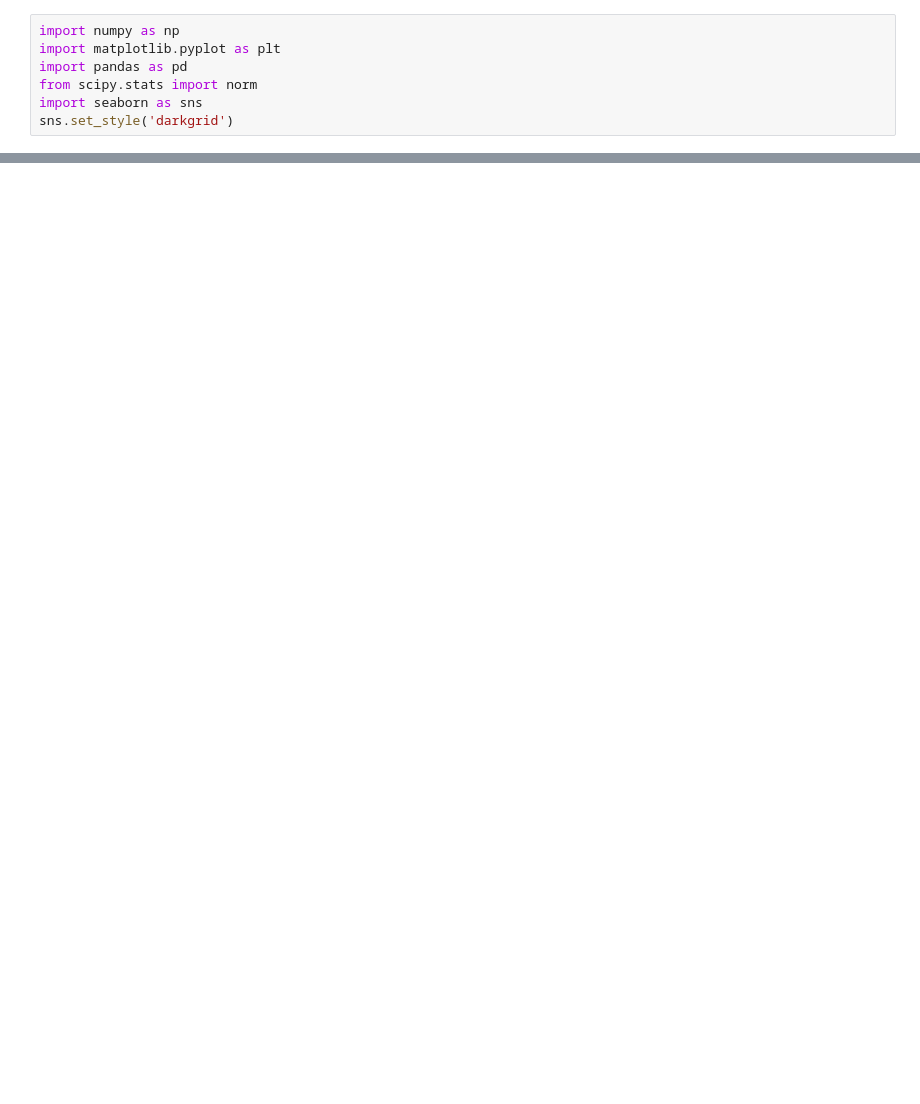
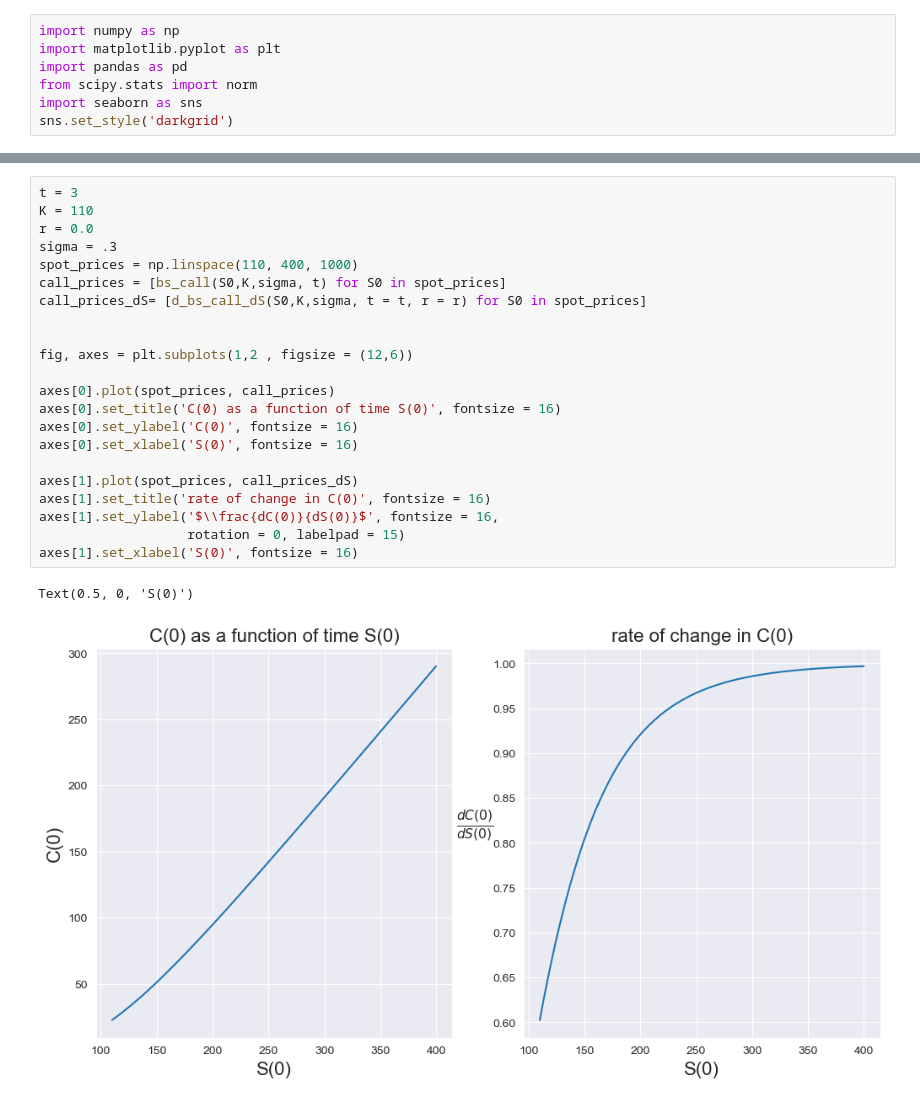
Before and after one commit to baner175/quant_finance_project, a Jupyter notebook: mini_project_3.ipynb, the cells around one changed output, grey strips where cells are left out. Drawn from its saved outputs; the diff is of its cells as text; blank space fills up the shorter version.

```diff
--- a/mini_project_3.ipynb
+++ b/mini_project_3.ipynb
@@ -102,0 +97,25 @@ plt.show()
+# %%
+t = 3
+K = 110
+r = 0.0
+sigma = .3
+spot_prices = np.linspace(110, 400, 1000)
+call_prices = [bs_call(S0,K,sigma, t) for S0 in spot_prices]
+call_prices_dS= [d_bs_call_dS(S0,K,sigma, t = t, r = r) for S0 in spot_prices]
+
+
+fig, axes = plt.subplots(1,2 , figsize = (12,6))
+
+axes[0].plot(spot_prices, call_prices)
+axes[0].set_title('C(0) as a function of time S(0)', fontsize = 16)
+axes[0].set_ylabel('C(0)', fontsize = 16)
+axes[0].set_xlabel('S(0)', fontsize = 16)
+
+axes[1].plot(spot_prices, call_prices_dS)
+axes[1].set_title('rate of change in C(0)', fontsize = 16)
+axes[1].set_ylabel('$\\frac{dC(0)}{dS(0)}$', fontsize = 16,
+                   rotation = 0, labelpad = 15)
+axes[1].set_xlabel('S(0)', fontsize = 16)
+# %% [output]
+Text(0.5, 0, 'S(0)')
+[figure, added]
```
Also changed, not shown: parts of 7 cells of this notebook.
